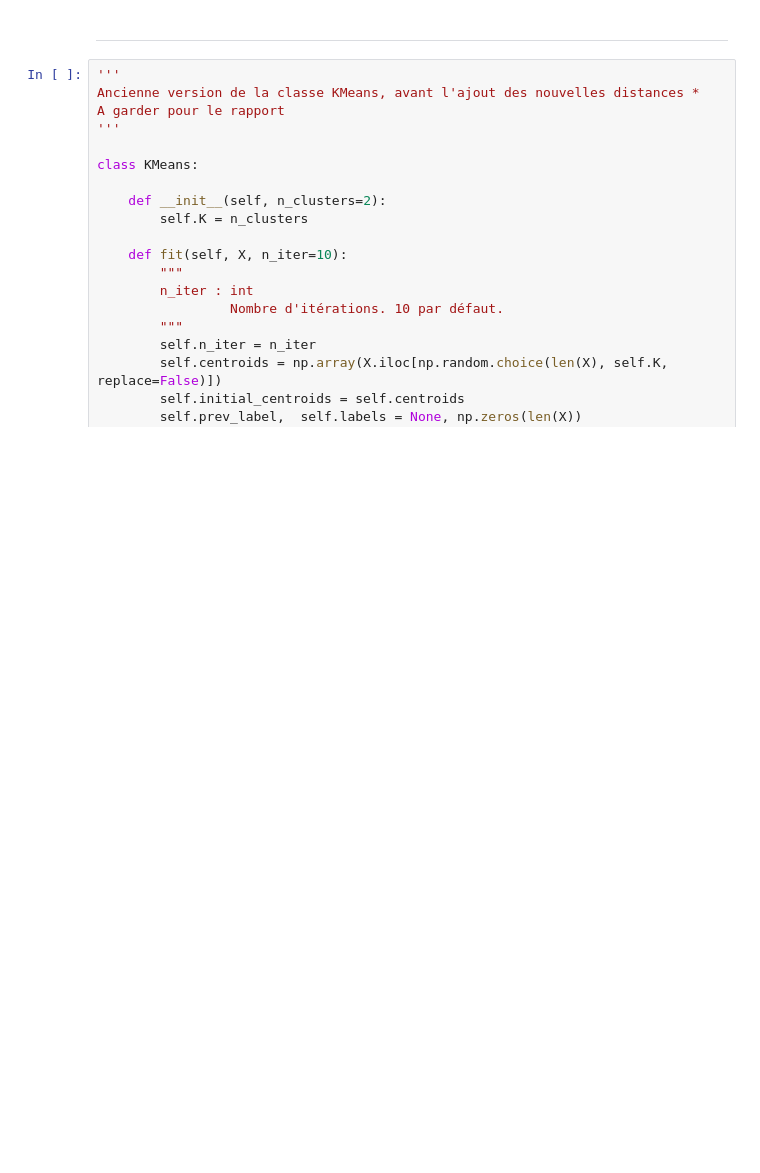
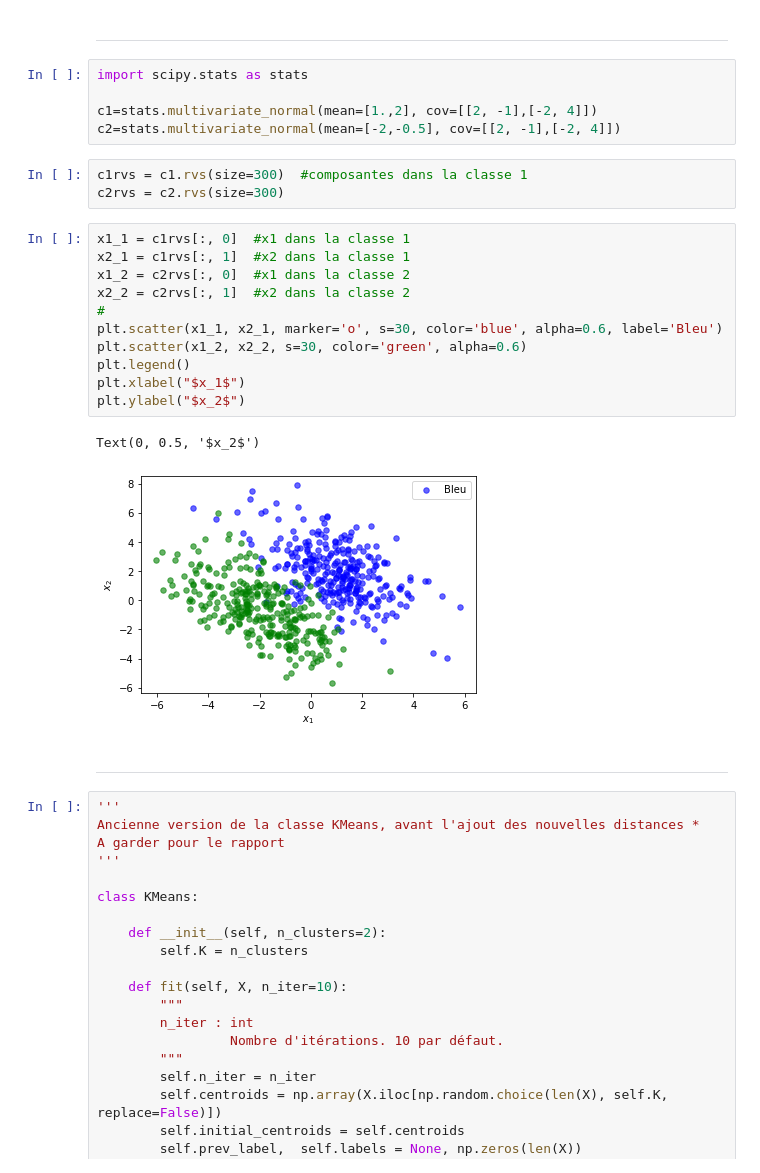
Before and after one commit to gaguillaume/project_clustering_Netflix, a Jupyter notebook: K-means_test.ipynb, the cells around one changed output. Saved outputs shown, nothing was run; the diff lists cells and outputs as text; blank space fills up the shorter version.

```diff
--- a/K-means_test.ipynb
+++ b/K-means_test.ipynb
@@ -258,5 +267,29 @@ kmeans.graph
 # %% [markdown]
 ----
+# %%
+import scipy.stats as stats
+
+c1=stats.multivariate_normal(mean=[1.,2], cov=[[2, -1],[-2, 4]])
+c2=stats.multivariate_normal(mean=[-2,-0.5], cov=[[2, -1],[-2, 4]])
+# %%
+c1rvs = c1.rvs(size=300)  #composantes dans la classe 1
+c2rvs = c2.rvs(size=300)
+# %%
+x1_1 = c1rvs[:, 0]  #x1 dans la classe 1
+x2_1 = c1rvs[:, 1]  #x2 dans la classe 1
+x1_2 = c2rvs[:, 0]  #x1 dans la classe 2
+x2_2 = c2rvs[:, 1]  #x2 dans la classe 2
+#
+plt.scatter(x1_1, x2_1, marker='o', s=30, color='blue', alpha=0.6, label='Bleu')
+plt.scatter(x1_2, x2_2, s=30, color='green', alpha=0.6)
+plt.legend()
+plt.xlabel("$x_1$")
+plt.ylabel("$x_2$")
+# %% [output]
+Text(0, 0.5, '$x_2$')
+[figure, added]
+# %% [markdown]
+----
 # %%
 '''
 Ancienne version de la classe KMeans, avant l'ajout des nouvelles distances *
```
Also changed, not shown: parts of 12 cells of this notebook.
